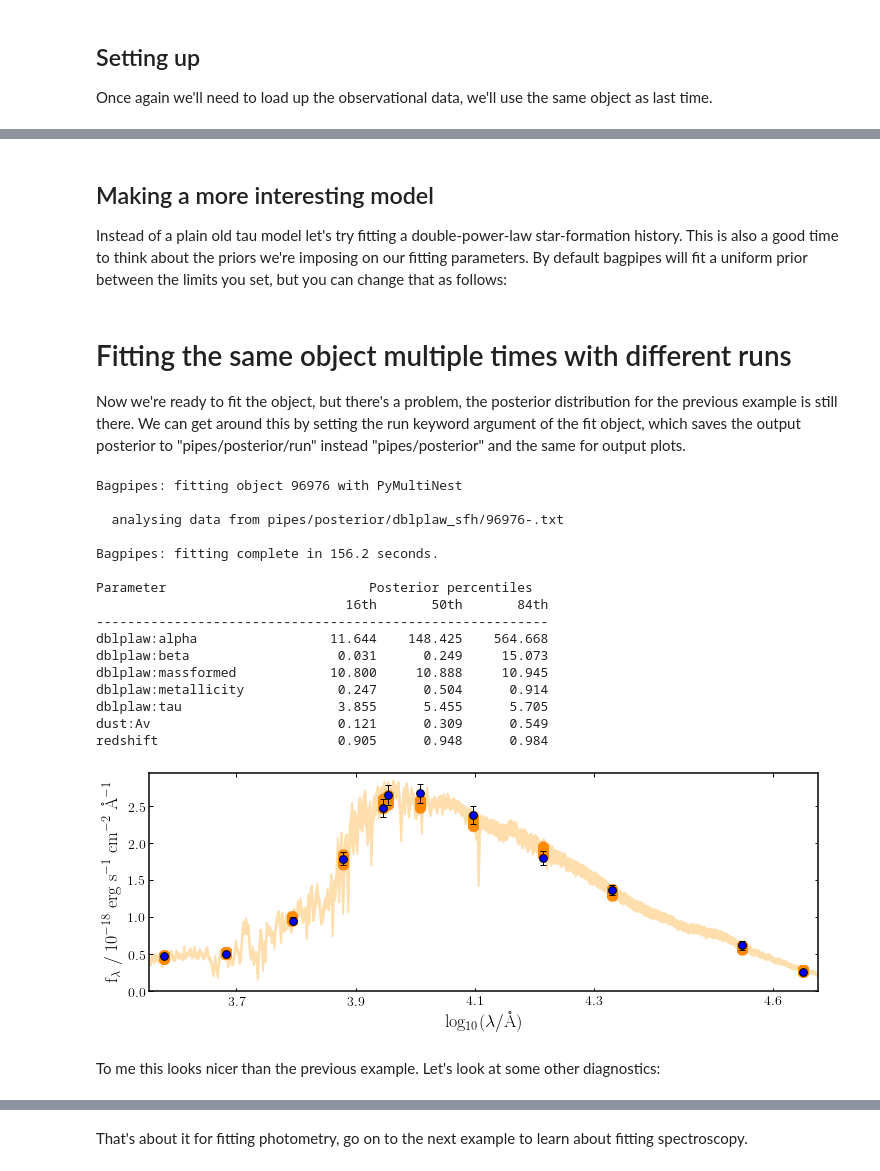
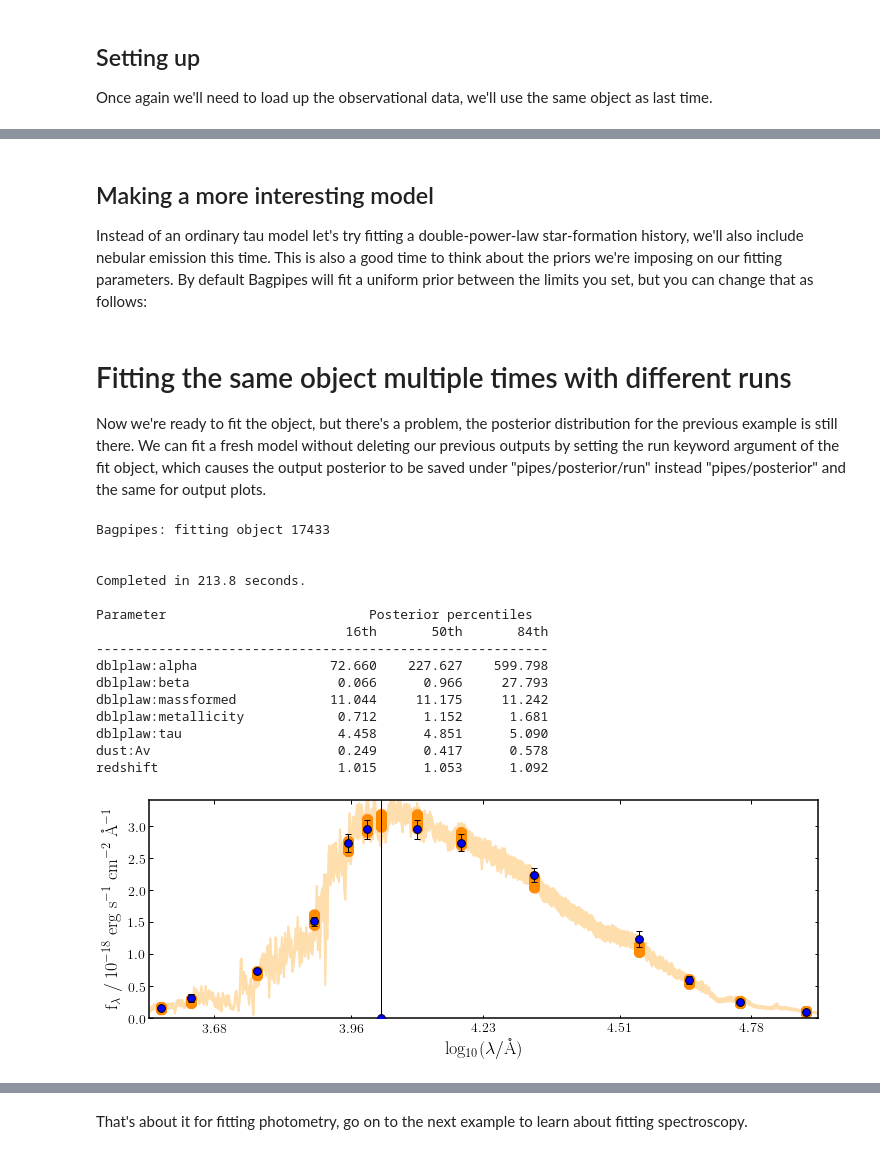
Before and after one commit to ACCarnall/bagpipes, a Jupyter notebook: examples/Example 4 - Fitting more complex models to photometry.ipynb, the cells around one changed output, grey strips where cells are left out. Drawn from its saved outputs; the diff is of its cells as text; code cells hidden in the pictures.

```diff
--- a/examples/Example 4 - Fitting more complex models to photometry.ipynb
+++ b/examples/Example 4 - Fitting more complex models to photometry.ipynb
@@ -69,7 +58,7 @@ fig = galaxy.plot()
 # %% [markdown]
 ## Making a more interesting model
 
-Instead of a plain old tau model let's try fitting a double-power-law star-formation history. This is also a good time to think about the priors we're imposing on our fitting parameters. By default bagpipes will fit a uniform prior between the limits you set, but you can change that as follows:
+Instead of an ordinary tau model let's try fitting a double-power-law star-formation history, we'll also include nebular emission this time. This is also a good time to think about the priors we're imposing on our fitting parameters. By default Bagpipes will fit a uniform prior between the limits you set, but you can change that as follows:
 # %%
 dblplaw = {}
 dblplaw["tau"] = (0., 15.)                # Vary the time of peak star-formation between
@@ -90,43 +79,44 @@ dust = {}
 dust["type"] = "Calzetti"
 dust["Av"] = (0., 2.)
 
+nebular = {}
+nebular["logU"] = -3.
+
 fit_info = {}                            # The fit instructions dictionary
 fit_info["redshift"] = (0., 10.)         # Vary observed redshift from 0 to 10
 
-fit_info["redshift_prior"] = "Gaussian"  # From looking at the spectrum in Example 2 it's an
-fit_info["redshift_prior_mu"] = 1.0      # open secret that this  object is at around z = 1.
-fit_info["redshift_prior_sigma"] = 0.25  # let's encode that information with a broad gaussian
+fit_info["redshift_prior"] = "Gaussian"  # From looking at the spectrum in Example 2 it's
+fit_info["redshift_prior_mu"] = 1.0      # clear that this  object is at around z = 1. We'll
+fit_info["redshift_prior_sigma"] = 0.25  # include that information with a broad Gaussian
                                          # prior centred on redshift 1. Parameters of priors
                                          # are passed starting with "parameter_prior_".
 fit_info["dblplaw"] = dblplaw
 fit_info["dust"] = dust
+fit_info["nebular"] = nebular
 # %% [markdown]
 # Fitting the same object multiple times with different runs
 
-Now we're ready to fit the object, but there's a problem, the posterior distribution for the previous example is still there. We can get around this by setting the run keyword argument of the fit object, which saves the output posterior to "pipes/posterior/run" instead "pipes/posterior" and the same for output plots.
+Now we're ready to fit the object, but there's a problem, the posterior distribution for the previous example is still there. We can fit a fresh model without deleting our previous outputs by setting the run keyword argument of the fit object, which causes the output posterior to be saved under "pipes/posterior/run" instead "pipes/posterior" and the same for output plots.
 # %%
 fit = pipes.fit(galaxy, fit_info, run="dblplaw_sfh")
 
-fit.fit(sampler="pmn")
+fit.fit(verbose=False)
 
-fig = fit.plot_fit(save=False)
+fig = fit.plot_spectrum_posterior(save=False, show=True)
 # %% [output]
-Bagpipes: fitting object 96976 with PyMultiNest
+Bagpipes: fitting object 17433
 
-  analysing data from pipes/posterior/dblplaw_sfh/96976-.txt
 
-Bagpipes: fitting complete in 156.2 seconds.
+Completed in 213.8 seconds.
 
 Parameter                          Posterior percentiles
                                 16th       50th       84th
 ----------------------------------------------------------
-dblplaw:alpha                 11.644    148.425    564.668
-dblplaw:beta                   0.031      0.249     15.073
-dblplaw:massformed            10.800     10.888     10.945
-dblplaw:metallicity            0.247      0.504      0.914
-dblplaw:tau                    3.855      5.455      5.705
-dust:Av                        0.121      0.309      0.549
-redshift                       0.905      0.948      0.984
+dblplaw:alpha                 72.660    227.627    599.798
+dblplaw:beta                   0.066      0.966     27.793
+dblplaw:massformed            11.044     11.175     11.242
+dblplaw:metallicity            0.712      1.152      1.681
+dblplaw:tau                    4.458      4.851      5.090
+dust:Av                        0.249      0.417      0.578
+redshift                       1.015      1.053      1.092
-[figure, old version]
+[figure, new version]
-# %% [markdown]
-To me this looks nicer than the previous example. Let's look at some other diagnostics:
```
Also changed, not shown: parts of 5 cells of this notebook, 41 other files.
